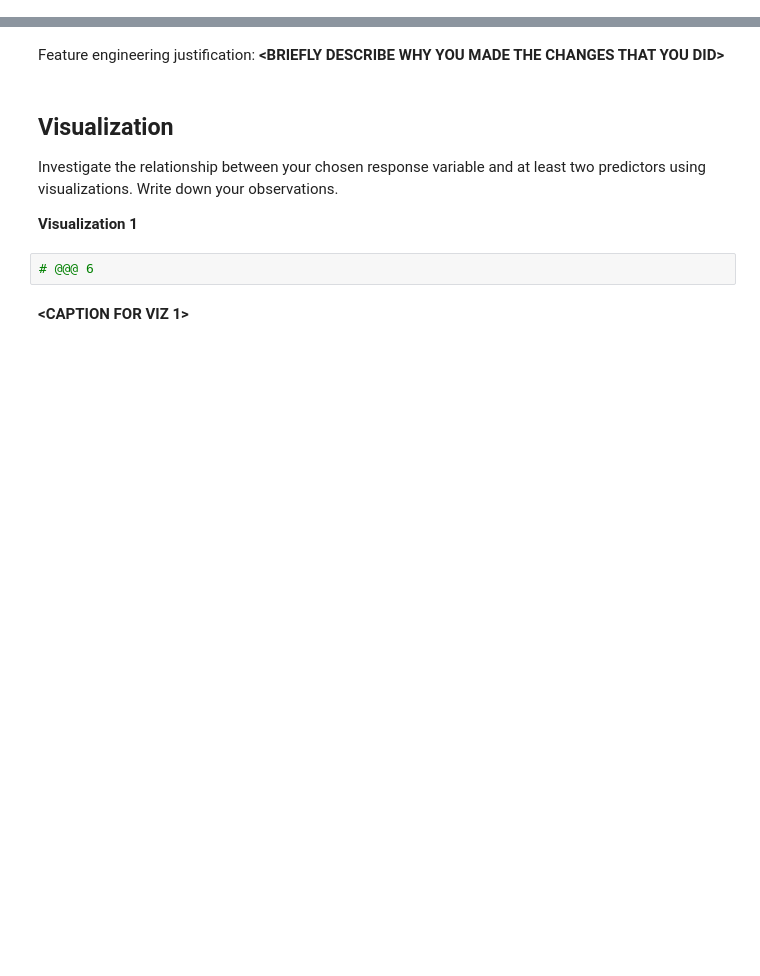
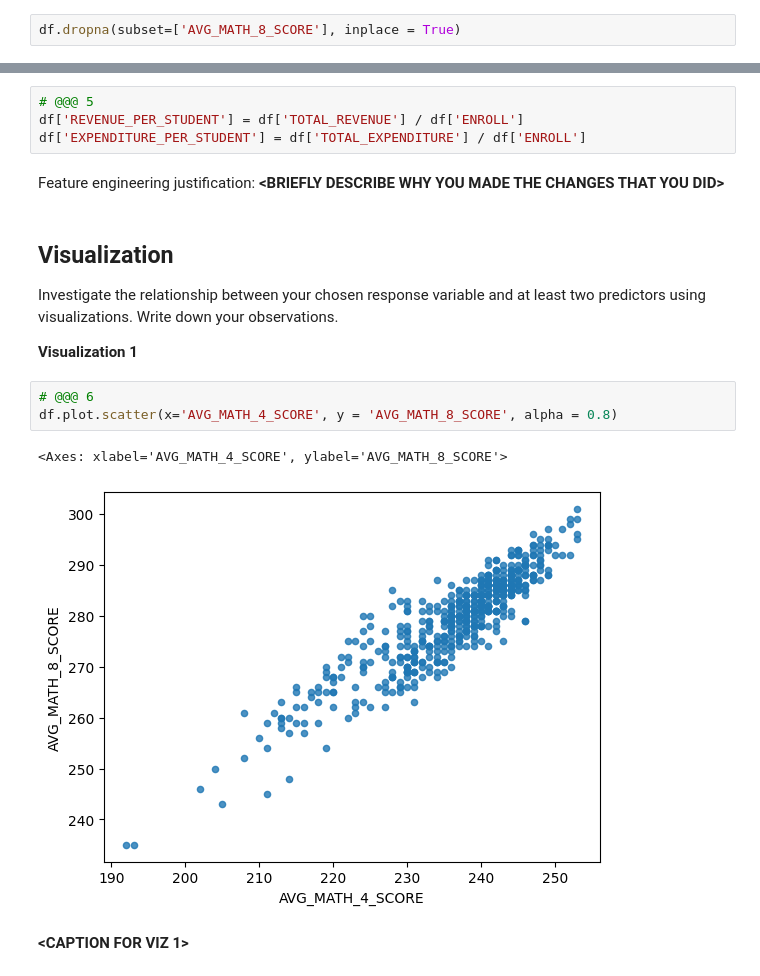
Before and after one commit to w-dze/MDST-Tutorial, a Jupyter notebook: tutorial1/checkpoint1.ipynb, the cells around one changed output, grey strips where cells are left out. Cells and saved outputs as stored; diff of their text form; blank space fills up the shorter version.

```diff
--- a/tutorial1/checkpoint1.ipynb
+++ b/tutorial1/checkpoint1.ipynb
@@ -44,6 +44,8 @@ df = pd.read_csv('../data/states_edu.csv')
 You should always familiarize yourself with what each column in the dataframe represents. Read about the states_edu dataset here: https://www.kaggle.com/noriuk/us-education-datasets-unification-project
 # %% [markdown]
 Use this space to rename columns, deal with missing data, etc. _(optional)_
+# %%
+df.dropna(subset=['AVG_MATH_8_SCORE'], inplace = True)
 # %% [markdown]
 <h2>Exploratory Data Analysis (EDA) </h2>
 # %% [markdown]
@@ -121,3 +121,7 @@ Use this space to modify or create features.
+# %%
+# @@@ 5
+df['REVENUE_PER_STUDENT'] = df['TOTAL_REVENUE'] / df['ENROLL']
+df['EXPENDITURE_PER_STUDENT'] = df['TOTAL_EXPENDITURE'] / df['ENROLL']
 # %% [markdown]
 Feature engineering justification: **<BRIEFLY DESCRIBE WHY YOU MADE THE CHANGES THAT YOU DID\>**
 # %% [markdown]
@@ -126,8 +130,12 @@ Feature engineering justification: **<BRIEFLY DESCRIBE WHY YOU MADE THE CHANGES
 Investigate the relationship between your chosen response variable and at least two predictors using visualizations. Write down your observations.
 
 **Visualization 1**
-# %%
-# @@@ 6
+# %%
+# @@@ 6
+df.plot.scatter(x='AVG_MATH_4_SCORE', y = 'AVG_MATH_8_SCORE', alpha = 0.8)
+# %% [output]
+<Axes: xlabel='AVG_MATH_4_SCORE', ylabel='AVG_MATH_8_SCORE'>
+[figure, added]
 # %% [markdown]
 **<CAPTION FOR VIZ 1>**
 # %% [markdown]
```
Also changed, not shown: parts of 14 cells of this notebook, 1 other file.
